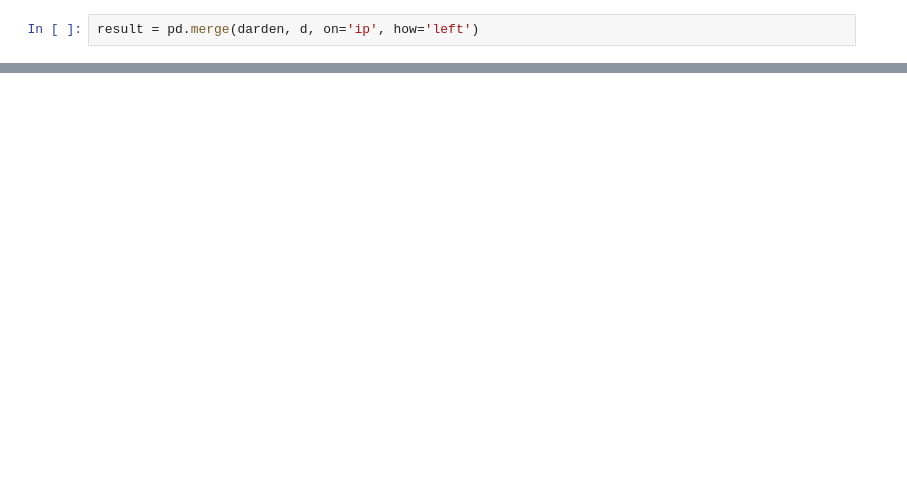
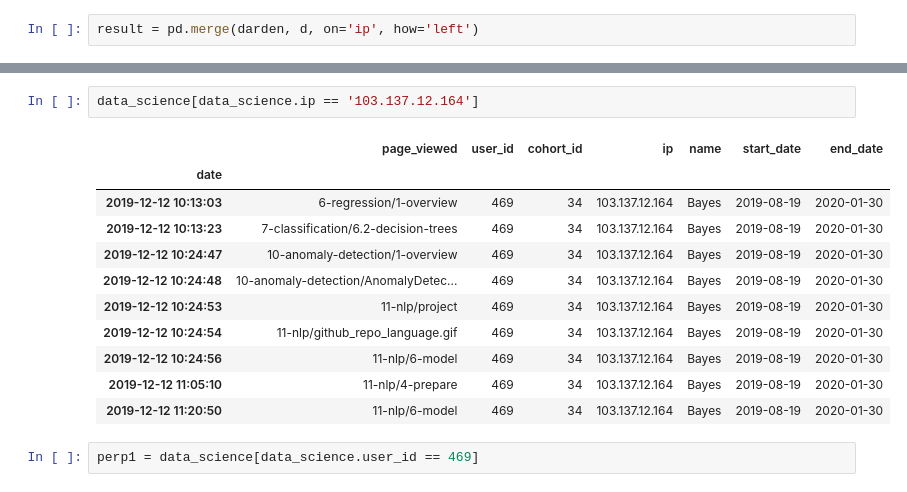
Before and after one commit to matt-c-knight/time-series-project, a Jupyter notebook: explore2.ipynb, the cells around one changed output, grey strips where cells are left out. Saved outputs shown, nothing was run; the diff lists cells and outputs as text; blank space fills up the shorter version.

```diff
--- a/explore2.ipynb
+++ b/explore2.ipynb
@@ -308,0 +348,16 @@ result.head(20)
+# %%
+data_science[data_science.ip == '103.137.12.164']
+# %% [output]
+|  | page_viewed | user_id | cohort_id | ip | name | start_date | end_date |
+| date |  |  |  |  |  |  |  |
+| 2019-12-12 10:13:03 | 6-regression/1-overview | 469 | 34 | 103.137.12.164 | Bayes | 2019-08-19 | 2020-01-30 |
+| 2019-12-12 10:13:23 | 7-classification/6.2-decision-trees | 469 | 34 | 103.137.12.164 | Bayes | 2019-08-19 | 2020-01-30 |
+| 2019-12-12 10:24:47 | 10-anomaly-detection/1-overview | 469 | 34 | 103.137.12.164 | Bayes | 2019-08-19 | 2020-01-30 |
+| 2019-12-12 10:24:48 | 10-anomaly-detection/AnomalyDetec... | 469 | 34 | 103.137.12.164 | Bayes | 2019-08-19 | 2020-01-30 |
+| 2019-12-12 10:24:53 | 11-nlp/project | 469 | 34 | 103.137.12.164 | Bayes | 2019-08-19 | 2020-01-30 |
+| 2019-12-12 10:24:54 | 11-nlp/github_repo_language.gif | 469 | 34 | 103.137.12.164 | Bayes | 2019-08-19 | 2020-01-30 |
+| 2019-12-12 10:24:56 | 11-nlp/6-model | 469 | 34 | 103.137.12.164 | Bayes | 2019-08-19 | 2020-01-30 |
+| 2019-12-12 11:05:10 | 11-nlp/4-prepare | 469 | 34 | 103.137.12.164 | Bayes | 2019-08-19 | 2020-01-30 |
+| 2019-12-12 11:20:50 | 11-nlp/6-model | 469 | 34 | 103.137.12.164 | Bayes | 2019-08-19 | 2020-01-30 |
+# %%
+perp1 = data_science[data_science.user_id == 469]
```
Also changed, not shown: parts of 28 cells of this notebook.
